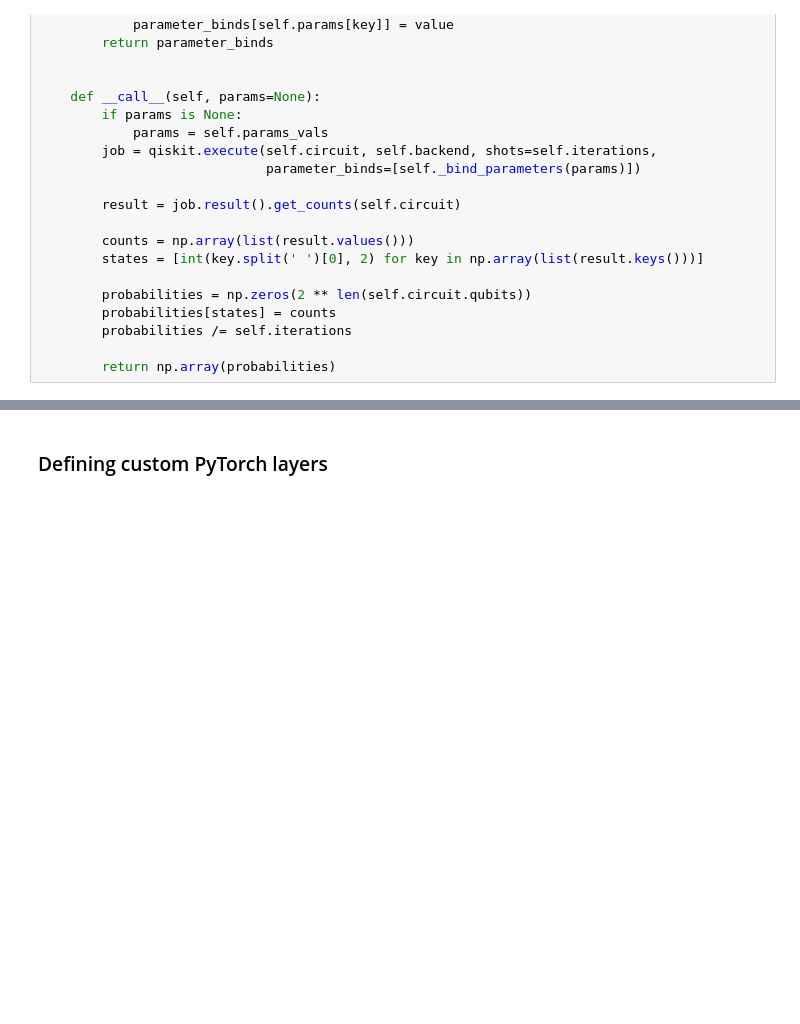
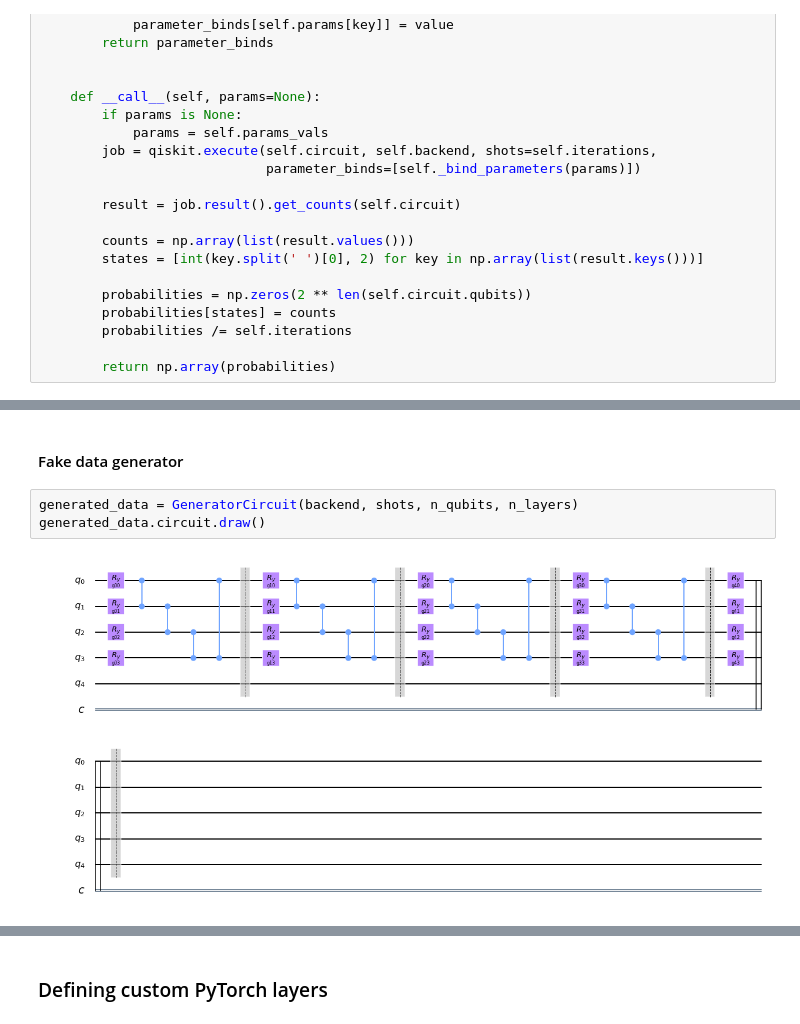
Before and after one commit to asakhnenko/EntangledSolutions, a Jupyter notebook: deep_learning/q_gans_qiskit_pytorch.ipynb, the cells around one changed output, grey strips where cells are left out. Saved outputs shown, nothing was run; the diff lists cells and outputs as text; blank space fills up the shorter version.

```diff
--- a/deep_learning/q_gans_qiskit_pytorch.ipynb
+++ b/deep_learning/q_gans_qiskit_pytorch.ipynb
@@ -193,3 +193,10 @@ Text(0.5, 1.0, 'Target distribution')
+# %% [markdown]
+#### Fake data generator
+# %%
+generated_data = GeneratorCircuit(backend, shots, n_qubits, n_layers)
+generated_data.circuit.draw()
+# %% [output]
+[figure, added]
 # %%
 test = copy.deepcopy(generated_data)
 test.circuit.measure_all()
```
Also changed, not shown: parts of 20 cells of this notebook.
